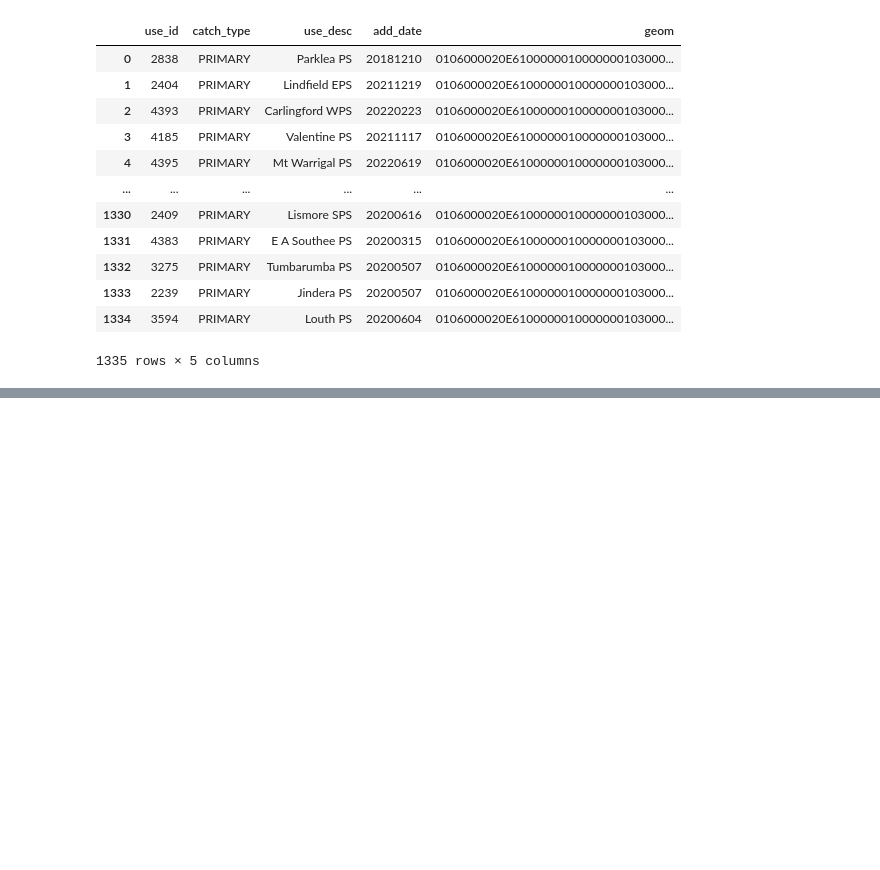
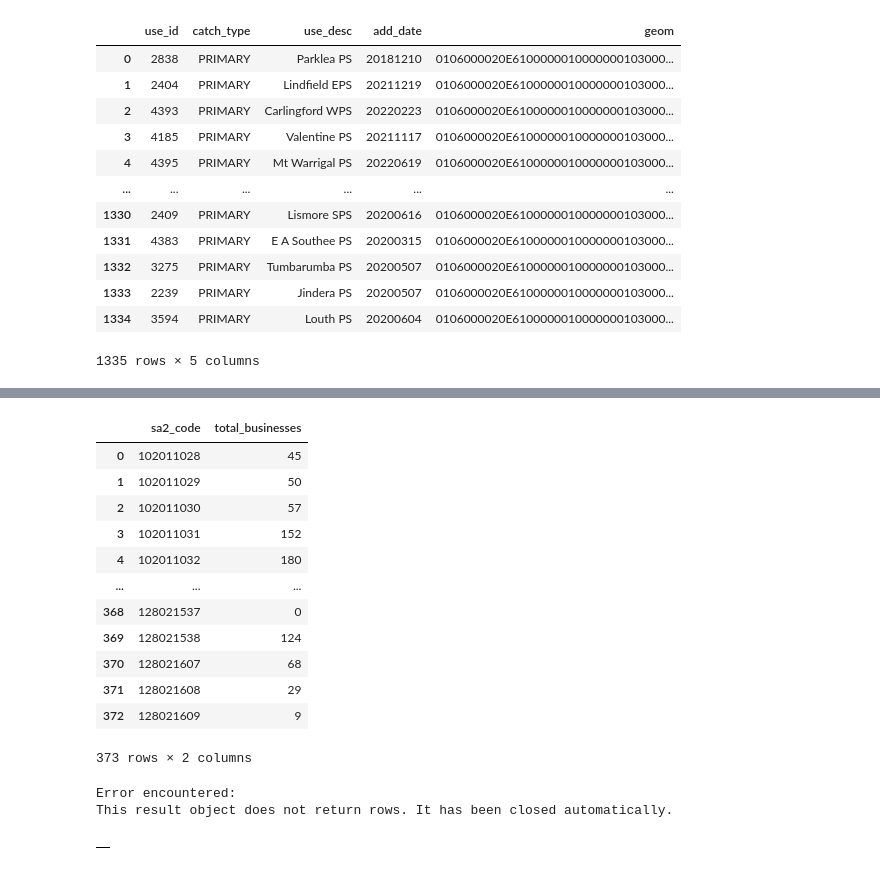
Before and after one commit to joshuahallam127/DATA2901_Assign, a Jupyter notebook: main.ipynb, the cells around one changed output, grey strips where cells are left out. Saved outputs shown, nothing was run; the diff lists cells and outputs as text; code cells hidden in the pictures; blank space fills up the shorter version.

```diff
--- a/main.ipynb
+++ b/main.ipynb
@@ -1249,0 +1300,33 @@ query(conn, "SELECT * FROM prim")
+# %%
+sql = """
+SELECT *
+FROM businesses_retail
+"""
+query(conn, sql)
+# %% [output]
+|  | sa2_code | total_businesses |
+| 0 | 102011028 | 45 |
+| 1 | 102011029 | 50 |
+| 2 | 102011030 | 57 |
+| 3 | 102011031 | 152 |
+| 4 | 102011032 | 180 |
+| ... | ... | ... |
+| 368 | 128021537 | 0 |
+| 369 | 128021538 | 124 |
+| 370 | 128021607 | 68 |
+| 371 | 128021608 | 29 |
+| 372 | 128021609 | 9 |
+373 rows × 2 columns
+# %%
+sql = """
+DROP VIEW IF EXISTS health_services;
+CREATE VIEW health_services as
+SELECT R.sa2_code, B.total_businesses
+FROM regions R LEFT JOIN businesses B on(R.sa2_code = B.sa2_code)
+WHERE B.industry_name = 'Health Care and Social Assistance'
+"""
+query(conn, sql)
+# %% [output]
+Error encountered:
+This result object does not return rows. It has been closed automatically.
+|  |
```
Also changed, not shown: parts of 7 cells of this notebook.
